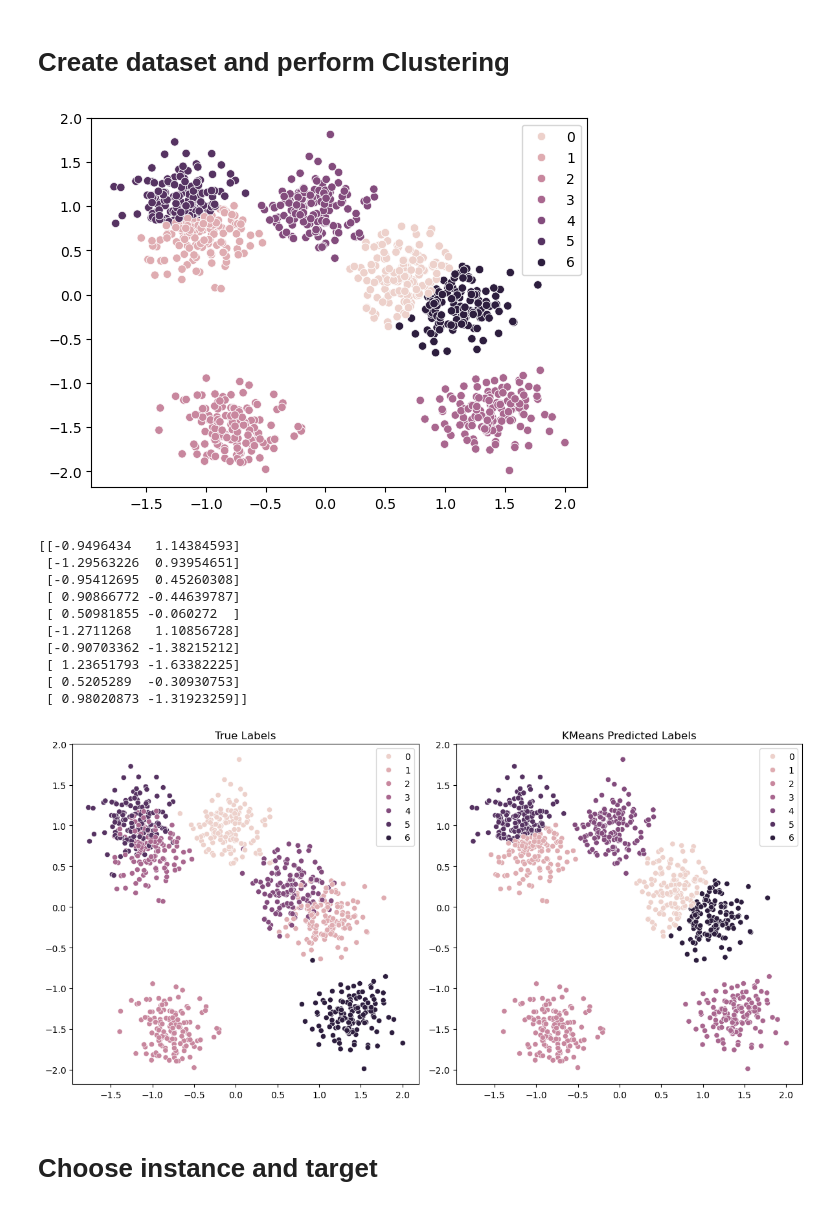
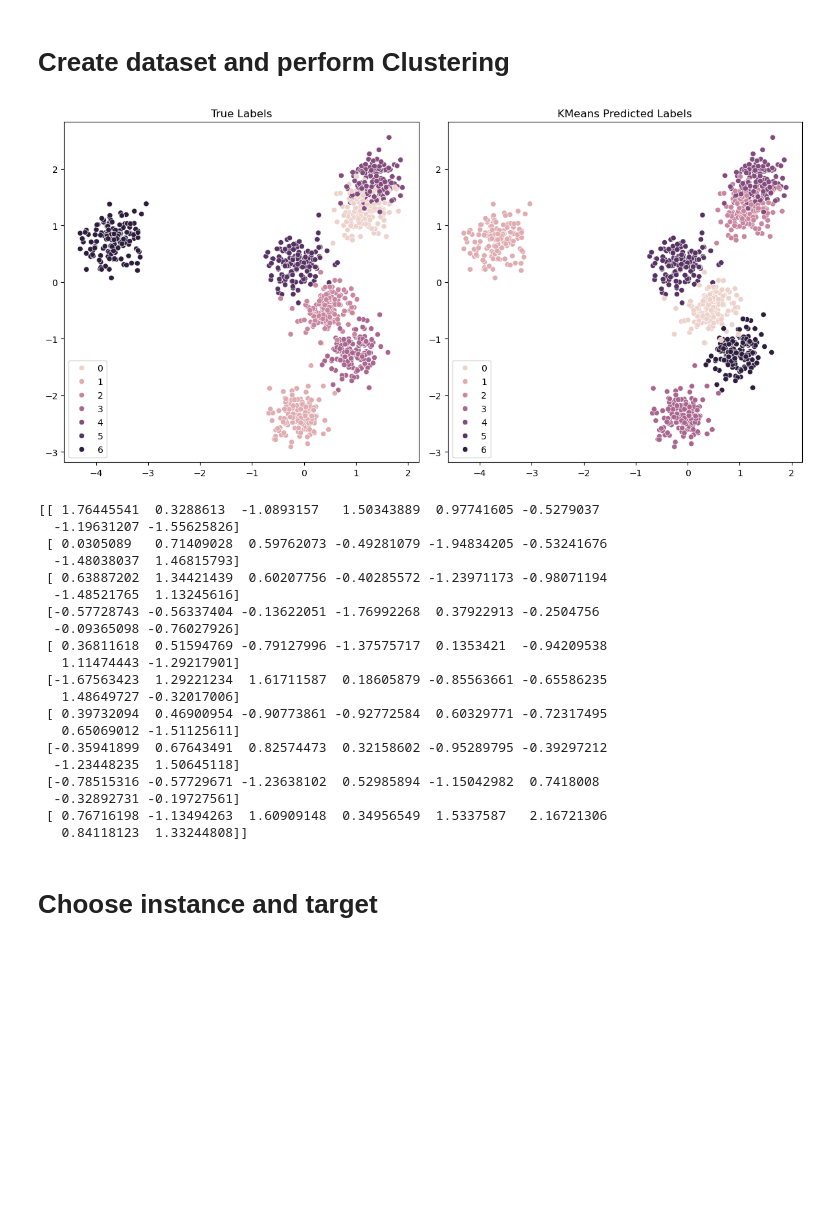
Before and after one commit to jepp3183/Thesis2025, a Jupyter notebook: code/threshold_tree_testing.ipynb, the cells around one changed output. Drawn from its saved outputs; the diff is of its cells as text; code cells hidden in the pictures; blank space fills up the shorter version.

```diff
--- a/code/threshold_tree_testing.ipynb
+++ b/code/threshold_tree_testing.ipynb
@@ -30,11 +21,11 @@ The autoreload extension is already loaded. To reload it, use:
 # %%
-dims = 2
+dims = 8
 n = 1000
 # seed = 5
 # k = 5
 seed = 42
 k = 7
-min_impurity_decrease = 0.01 # minimum impurity decrease to split for DTC
+min_impurity_decrease = 0.001 # minimum impurity decrease to split for DTC
 threshold_change = 0.01 # amount that will be changed to either side of the threshold
 robustness_factor = 0.3 # DTC robustness post processing factor
 
@@ -53,51 +44,56 @@ y = model.predict(X)
 dims = X.shape[1]
 n = X.shape[0]
 k = len(centers)
 
 # plot the clusters
 if dims > 2:
     pca = PCA(n_components=2)
     embed_X = pca.fit_transform(X)
-    sns.scatterplot(x=embed_X[:, 0], y=embed_X[:, 1], hue=y, legend='full')
-else:
-    sns.scatterplot(x=X[:, 0], y=X[:, 1], hue=y, legend='full')
-plt.show()
-
-print(X[:10])
 
 fig, axes = plt.subplots(1, 2, figsize=(12, 6))
 
 # Plot with true labels
 if dims > 2:
     sns.scatterplot(ax=axes[0], x=embed_X[:, 0], y=embed_X[:, 1], hue=_y, legend='full')
     axes[0].set_title("True Labels")
 else:
     sns.scatterplot(ax=axes[0], x=X[:, 0], y=X[:, 1], hue=_y, legend='full')
     axes[0].set_title("True Labels")
 
 # Plot with KMeans labels
 if dims > 2:
     sns.scatterplot(ax=axes[1], x=embed_X[:, 0], y=embed_X[:, 1], hue=y, legend='full')
     axes[1].set_title("KMeans Predicted Labels")
 else:
     sns.scatterplot(ax=axes[1], x=X[:, 0], y=X[:, 1], hue=y, legend='full')
     axes[1].set_title("KMeans Predicted Labels")
 
 plt.tight_layout()
 plt.show()
+
+print(X[:10])
 # %% [output]
-[figure, old version]
+[figure, new version]
-[[-0.9496434   1.14384593]
- [-1.29563226  0.93954651]
- [-0.95412695  0.45260308]
- [ 0.90866772 -0.44639787]
- [ 0.50981855 -0.060272  ]
- [-1.2711268   1.10856728]
- [-0.90703362 -1.38215212]
- [ 1.23651793 -1.63382225]
- [ 0.5205289  -0.30930753]
- [ 0.98020873 -1.31923259]]
+[[ 1.76445541  0.3288613  -1.0893157   1.50343889  0.97741605 -0.5279037
+  -1.19631207 -1.55625826]
+ [ 0.0305089   0.71409028  0.59762073 -0.49281079 -1.94834205 -0.53241676
+  -1.48038037  1.46815793]
+ [ 0.63887202  1.34421439  0.60207756 -0.40285572 -1.23971173 -0.98071194
+  -1.48521765  1.13245616]
+ [-0.57728743 -0.56337404 -0.13622051 -1.76992268  0.37922913 -0.2504756
+  -0.09365098 -0.76027926]
+ [ 0.36811618  0.51594769 -0.79127996 -1.37575717  0.1353421  -0.94209538
+   1.11474443 -1.29217901]
+ [-1.67563423  1.29221234  1.61711587  0.18605879 -0.85563661 -0.65586235
+   1.48649727 -0.32017006]
+ [ 0.39732094  0.46900954 -0.90773861 -0.92772584  0.60329771 -0.72317495
+   0.65069012 -1.51125611]
+ [-0.35941899  0.67643491  0.82574473  0.32158602 -0.95289795 -0.39297212
+  -1.23448235  1.50645118]
+ [-0.78515316 -0.57729671 -1.23638102  0.52985894 -1.15042982  0.7418008
+  -0.32892731 -0.19727561]
+ [ 0.76716198 -1.13494263  1.60909148  0.34956549  1.5337587   2.16721306
+   0.84118123  1.33244808]]
-[figure, removed]
 # %% [markdown]
 # Choose instance and target
 # %%
```
Also changed, not shown: parts of 11 cells of this notebook, 7 other files.
